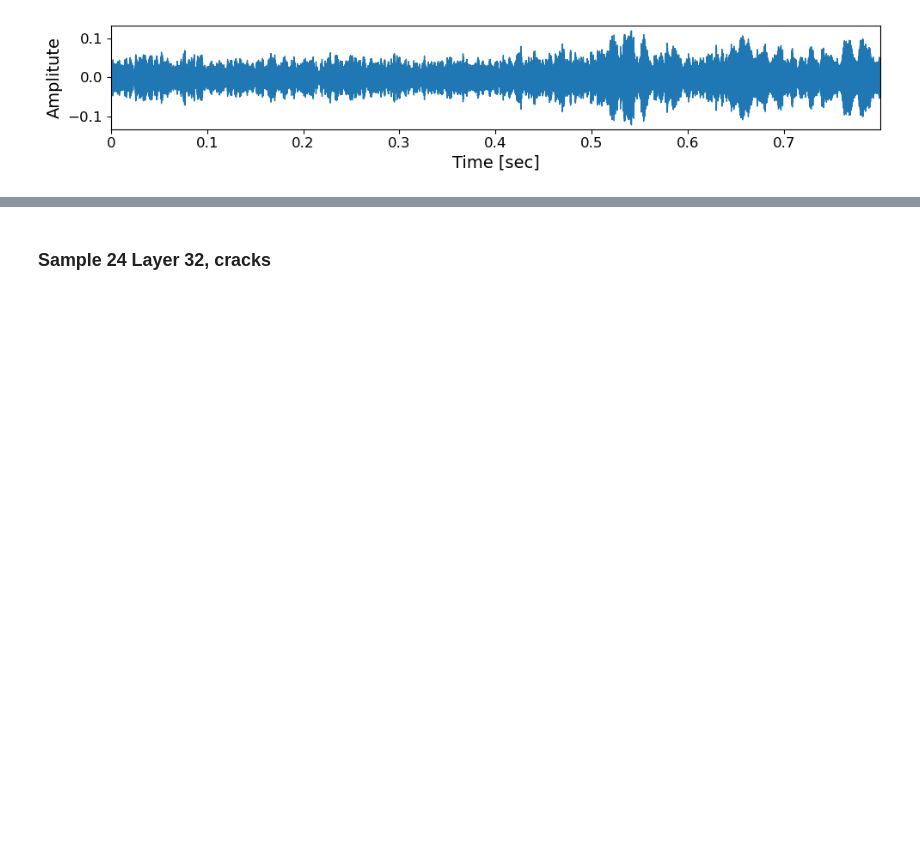
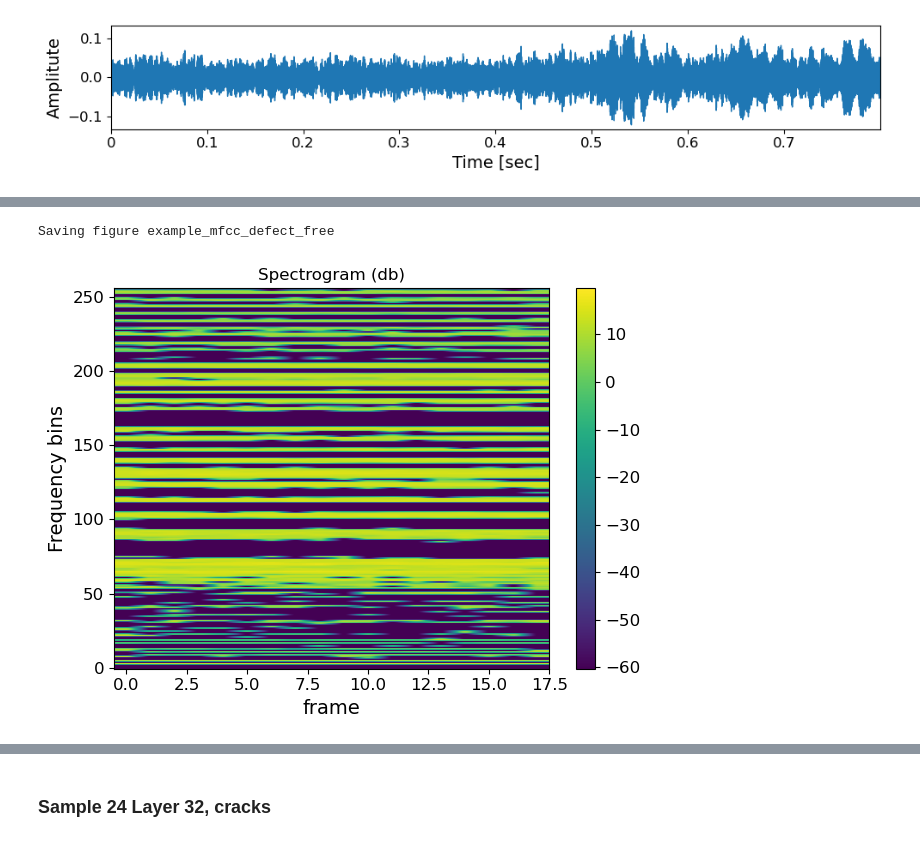
Before and after one commit to Davidlequnchen/LDED-FusionNet, a Jupyter notebook: code/1_vision_audio_segmentation.ipynb, the cells around one changed output, grey strips where cells are left out. Cells and saved outputs as stored; diff of their text form; code cells hidden in the pictures; blank space fills up the shorter version.

```diff
--- a/code/1_vision_audio_segmentation.ipynb
+++ b/code/1_vision_audio_segmentation.ipynb
@@ -126,7 +126,7 @@ import visualization
 # %% [markdown]
 ## Single file segmentation
 # %%
-sample_index = 22
+sample_index = 24
 
 # ----------------Define input video file path---------------
 raw_video_file = os.path.join(Video_path, str(sample_index), 'raw',  f'{sample_index}-raw.mp4')
@@ -536,11 +542,12 @@ ipd.Audio(test, rate=44100)
 # %%
 for i in range(139,143):
     print (i)
-    segment_audio, sr = librosa.load(os.path.join(raw_audio_output_folder, f'sample_{sample_index}_{i}.wav'), sr=None)
+    segment_audio, sr = librosa.load(os.path.join(denoised_audio_output_folder, f'sample_{sample_index}_{i}.wav'), sr=None)
     segment_image = os.path.join(image_output_folder, f'sample_{sample_index}_{i}'+".jpg")
     simple_visualization(segment_audio, fig_size = (6,2)) #int(44100*833)
     # visualization.plot_mfcc(segment_audio, 44100, str(i))
     display(Image(segment_image, width=100))
+    save_fig(f'example_{i}')
 # %% [output]
 139
 [figure]
@@ -554,3 +565,46 @@ for i in range(139,143):
 [figure]
 [figure]
 [figure]
+# %%
+n_fft = 512
+win_length = None
+hop_length = 256
+n_mels = 256
+n_mfcc = 256
+
+
+## defective example
+# segment_audio, sr = librosa.load(os.path.join(denoised_audio_output_folder, 'sample_24_layer_57_24.wav'), sr=None)
+#laser-off
+# segment_audio, sr = librosa.load(os.path.join(denoised_audio_output_folder, 'sample_24_759.wav'), sr=None)
+#defect-free
+segment_audio, sr = librosa.load(os.path.join(denoised_audio_output_folder, 'sample_24_438.wav'), sr=None)
+
+
+
+melspec = librosa.feature.melspectrogram(
+  y=segment_audio, sr=44100, n_fft=n_fft,
+  win_length=win_length, hop_length=hop_length,
+  n_mels=n_mels, htk=True, norm=None)
+
+mfcc_librosa = librosa.feature.mfcc(
+  S=librosa.core.spectrum.power_to_db(melspec),
+  n_mfcc=n_mfcc, dct_type=2, norm='ortho')
+
+
+def plot_spectrogram(spec, title=None, ylabel='Frequency bins', aspect='auto', xmax=None):
+  fig, axs = plt.subplots(1, 1)
+  axs.set_title(title or 'Spectrogram (db)')
+  axs.set_ylabel(ylabel)
+  axs.set_xlabel('frame')
+  im = axs.imshow(librosa.power_to_db(spec), origin='lower', aspect=aspect)
+  if xmax:
+    axs.set_xlim((0, xmax))
+  fig.colorbar(im, ax=axs)
+  # plt.show(block=False)
+
+plot_spectrogram(mfcc_librosa)
+save_fig("example_mfcc_defect_free")
+# %% [output]
+Saving figure example_mfcc_defect_free
+[figure, added]
```
Also changed, not shown: parts of 4 cells of this notebook, 15 other files.
